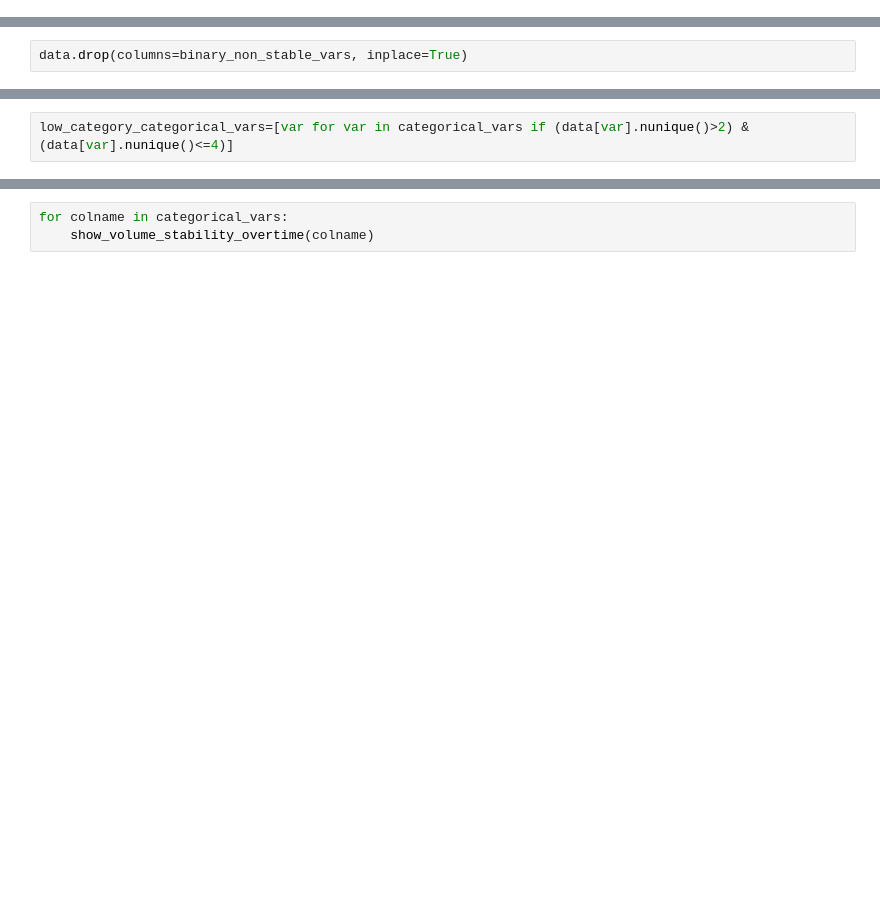
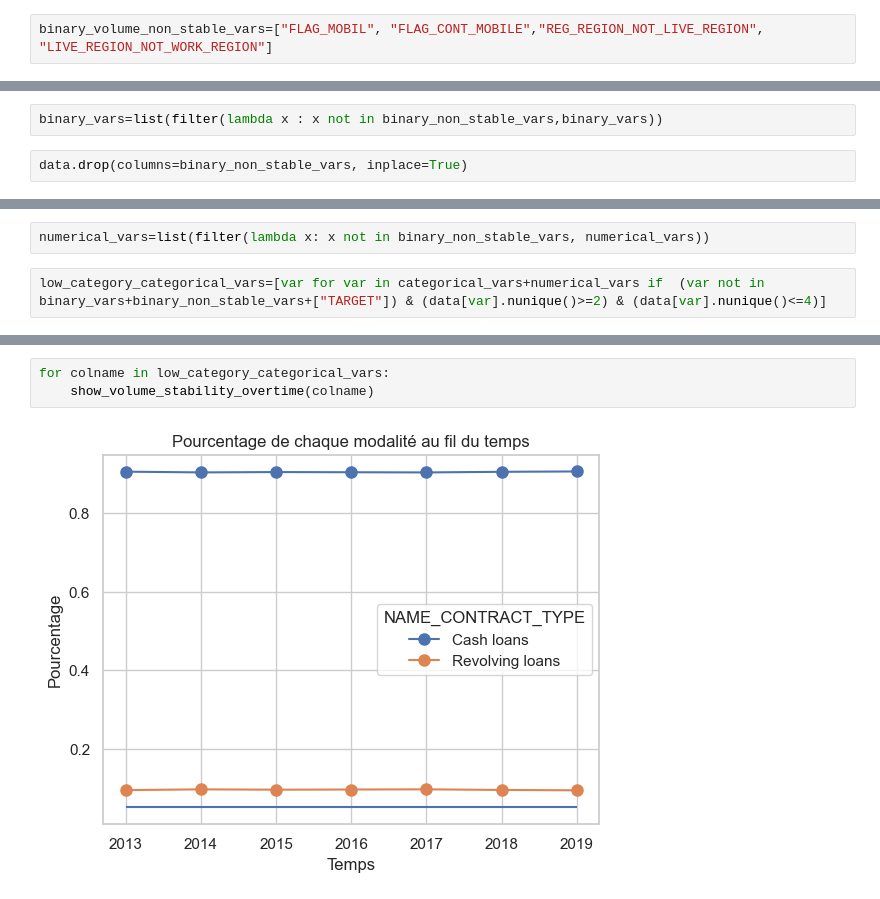
Before and after one commit to jeannoj99/Challenge_Nexialog_PD, a Jupyter notebook: notebooks/EDA.ipynb, the cells around one changed output, grey strips where cells are left out. Drawn from its saved outputs; the diff is of its cells as text; blank space fills up the shorter version.

```diff
--- a/notebooks/EDA.ipynb
+++ b/notebooks/EDA.ipynb
@@ -262,3 +333,5 @@ binary_volume_non_stable_vars=["flag_mobil", "flag_cont_mobil","reg_region_not_l
+# %%
+binary_volume_non_stable_vars=["FLAG_MOBIL", "FLAG_CONT_MOBILE","REG_REGION_NOT_LIVE_REGION", "LIVE_REGION_NOT_WORK_REGION"]
 # %%
 # variables à virer parmi les binaires:
 binary_non_stable_vars=list(set(binary_volume_non_stable_vars+binary_risk_non_stable_vars))
@@ -274,2 +338,4 @@ binary_non_stable_vars
+# %%
+binary_vars=list(filter(lambda x : x not in binary_non_stable_vars,binary_vars))
 # %%
 data.drop(columns=binary_non_stable_vars, inplace=True)
@@ -278,5 +378,7 @@ data.drop(columns=binary_non_stable_vars, inplace=True)
+# %%
+numerical_vars=list(filter(lambda x: x not in binary_non_stable_vars, numerical_vars))
 # %%
-low_category_categorical_vars=[var for var in categorical_vars if (data[var].nunique()>2) & (data[var].nunique()<=4)]
+low_category_categorical_vars=[var for var in categorical_vars+numerical_vars if  (var not in binary_vars+binary_non_stable_vars+["TARGET"]) & (data[var].nunique()>=2) & (data[var].nunique()<=4)]
 # %%
 low_category_categorical_vars
 # %% [output]
@@ -284,3 +394,5 @@ low_category_categorical_vars
 # %%
-for colname in categorical_vars:
+for colname in low_category_categorical_vars:
     show_volume_stability_overtime(colname)
+# %% [output]
+[figure, added]
```
Also changed, not shown: parts of 48 cells of this notebook, 7 other files.
